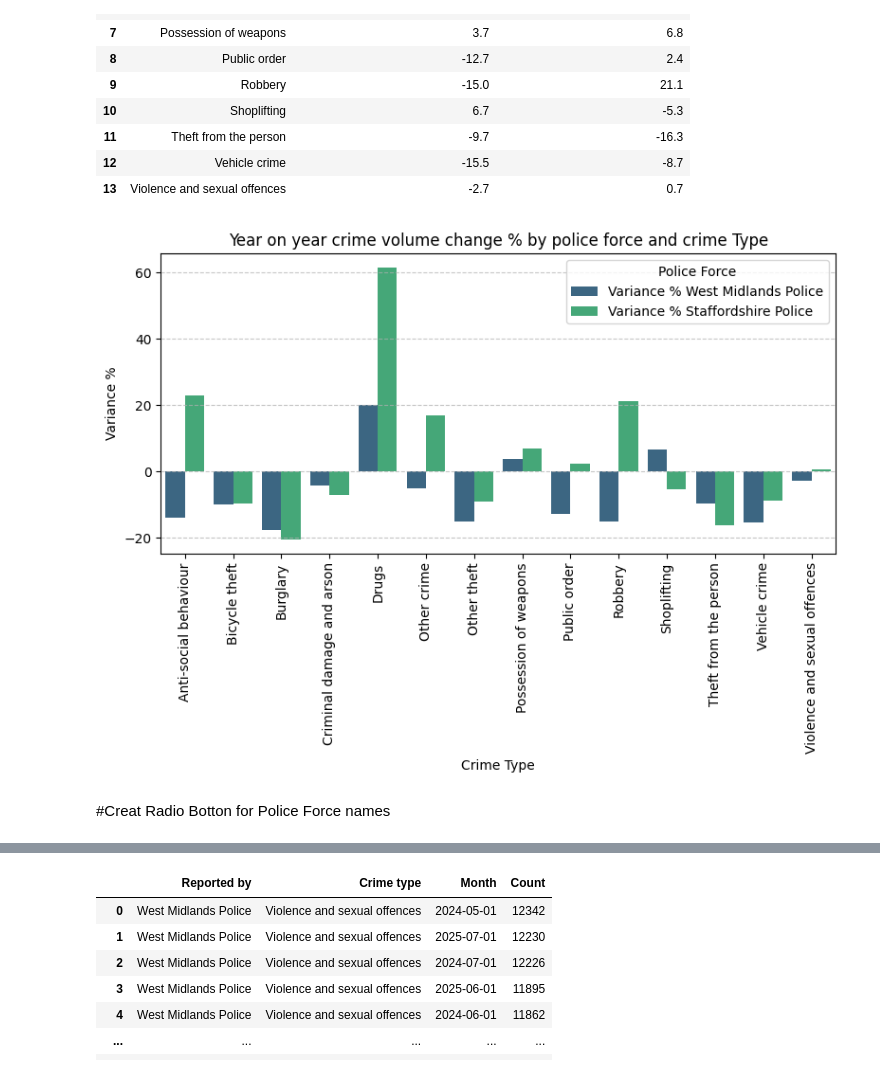
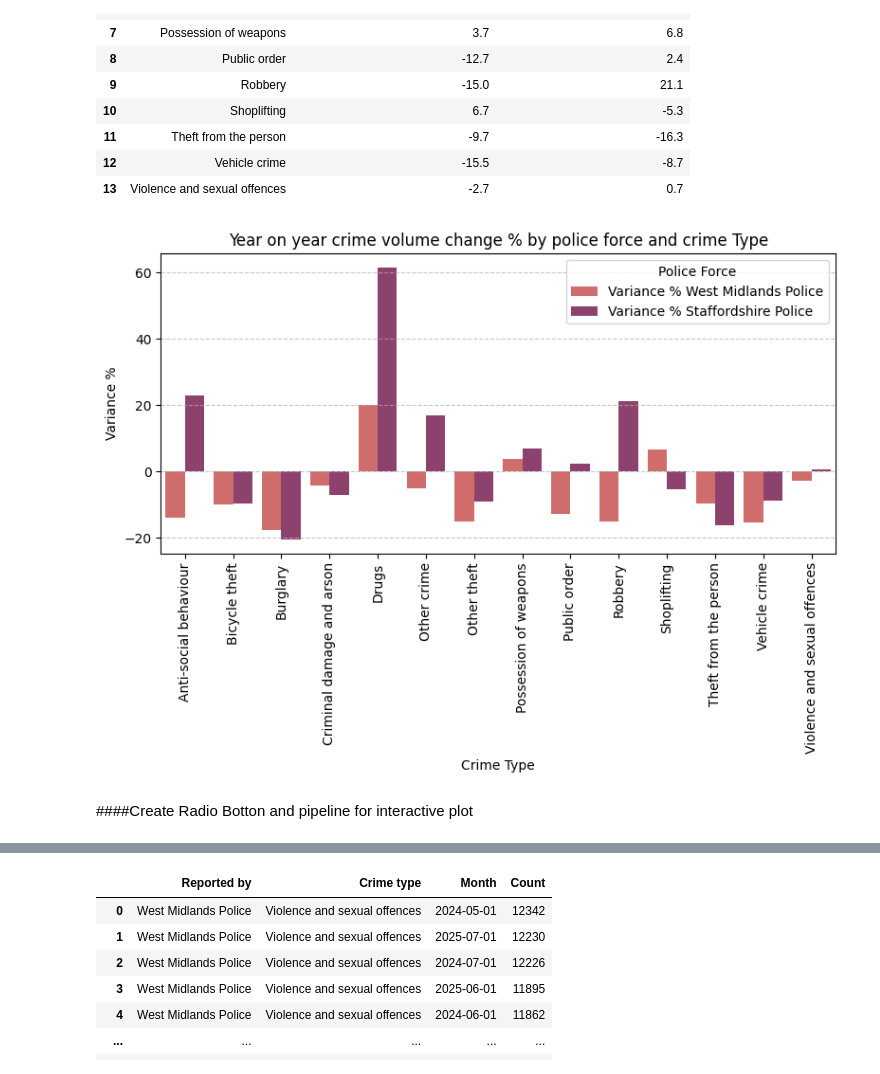
Before and after one commit to zhangwiki86-soton/L7---Data-Analysis-and-Visualisation, a Jupyter notebook: main_analysis.ipynb, the cells around one changed output, grey strips where cells are left out. Cells and saved outputs as stored; diff of their text form; code cells hidden in the pictures.

```diff
--- a/main_analysis.ipynb
+++ b/main_analysis.ipynb
@@ -848,17 +854,17 @@ MergeCompare
 # %%
 #|Plot 5. Year on year change by crime type - both police forces
 
 MergeCompare_unpivoted = pd.melt(MergeCompare, id_vars=['Crime type'], value_vars=['Variance % West Midlands Police', 'Variance % Staffordshire Police'], var_name='Police Force', value_name='Variance %')
 plt.figure(figsize=(8, 6))
-sns.barplot(x='Crime type', y='Variance %', hue='Police Force', data=MergeCompare_unpivoted, palette='viridis')
+sns.barplot(x='Crime type', y='Variance %', hue='Police Force', data=MergeCompare_unpivoted, palette = 'flare')#palette='viridis'
 plt.title('Year on year crime volume change % by police force and crime Type')
 plt.xlabel('Crime Type')
 plt.ylabel('Variance %')
 plt.xticks(rotation=90)
 plt.grid(axis='y', linestyle='--', alpha=0.7)
 plt.tight_layout()
 plt.show()
 # %% [output]
-[figure, old version]
+[figure, new version]
 # %% [markdown]
-#Creat Radio Botton for Police Force names
+####Create Radio Botton and pipeline for interactive plot
```
Also changed, not shown: parts of 45 cells of this notebook.
